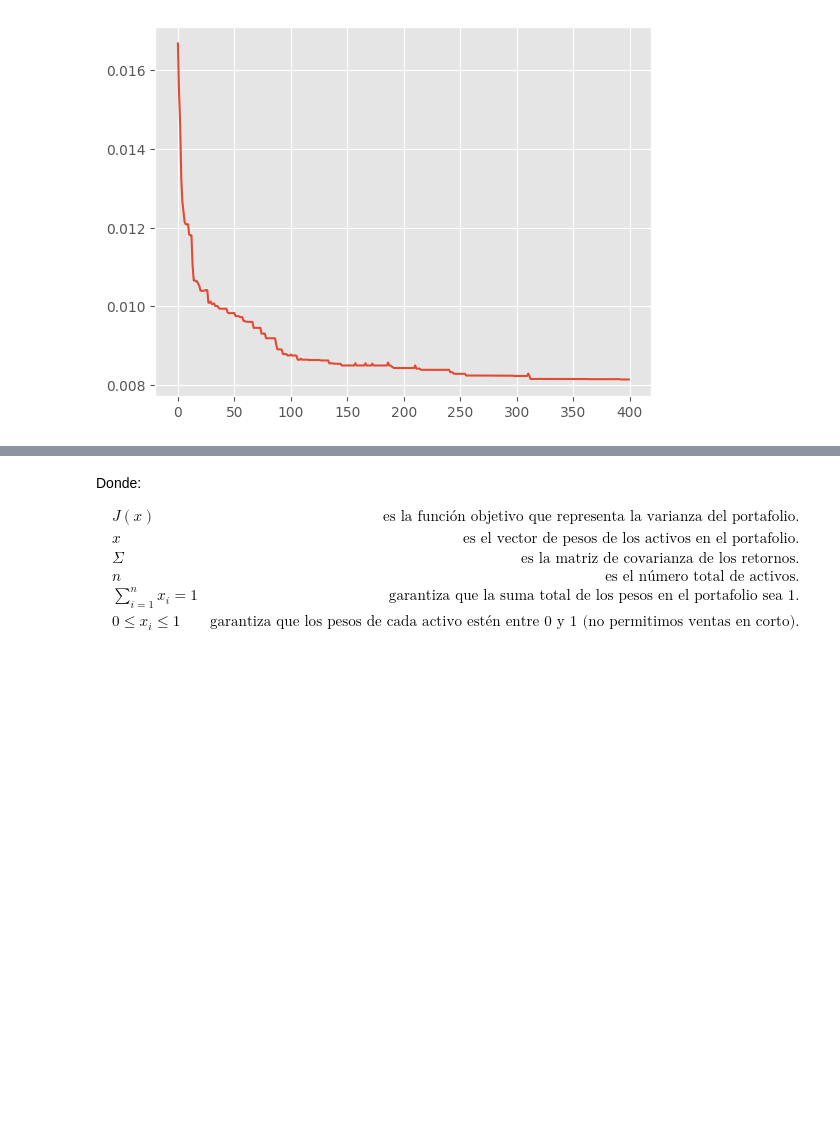
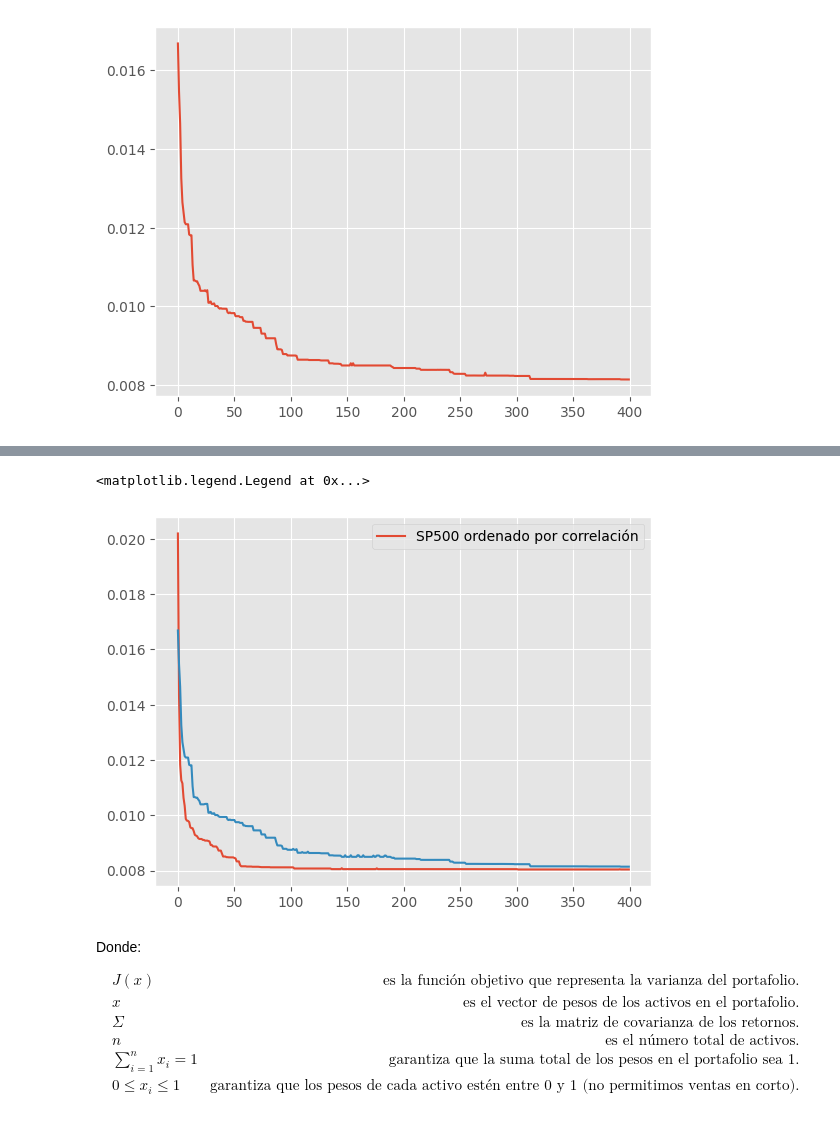
Before and after one commit to alfonso-santos/Python-aplicado-gestion-carteras, a Jupyter notebook: source/carteras-reales.ipynb, the cells around one changed output, grey strips where cells are left out. Cells and saved outputs as stored; diff of their text form; code cells hidden in the pictures; blank space fills up the shorter version.

```diff
--- a/source/carteras-reales.ipynb
+++ b/source/carteras-reales.ipynb
@@ -215,3 +225,23 @@ indice_maximo
+# %%
+corr_mat = ret_sp500_df.corr()
+corr_sums = corr_mat.sum(axis=0)
+sorted_columns = corr_sums.sort_values(ascending=True).index.tolist()
+ret_sp500_sorted_df = ret_sp500_df[sorted_columns]
+# %%
+var_min_sorted_lst = []
+pesos_sorted_lst = []
+for i in range(400):
+    tmp_data = ret_sp500_sorted_df.iloc[:, :i+2]
+    var_min, pesos = calc_port_min_var(tmp_data)
+    var_min_sorted_lst.append(var_min)
+    pesos_sorted_lst.append(pesos)
+# %%
+plt.plot(var_min_sorted_lst, label='SP500 ordenado por correlación')
+plt.plot(var_min_lst)
+plt.legend()
+# %% [output]
+<matplotlib.legend.Legend at 0x...>
+[figure, added]
 # %% [markdown]
 Donde:
 
```
Also changed, not shown: parts of 5 cells of this notebook, 1 other file.
